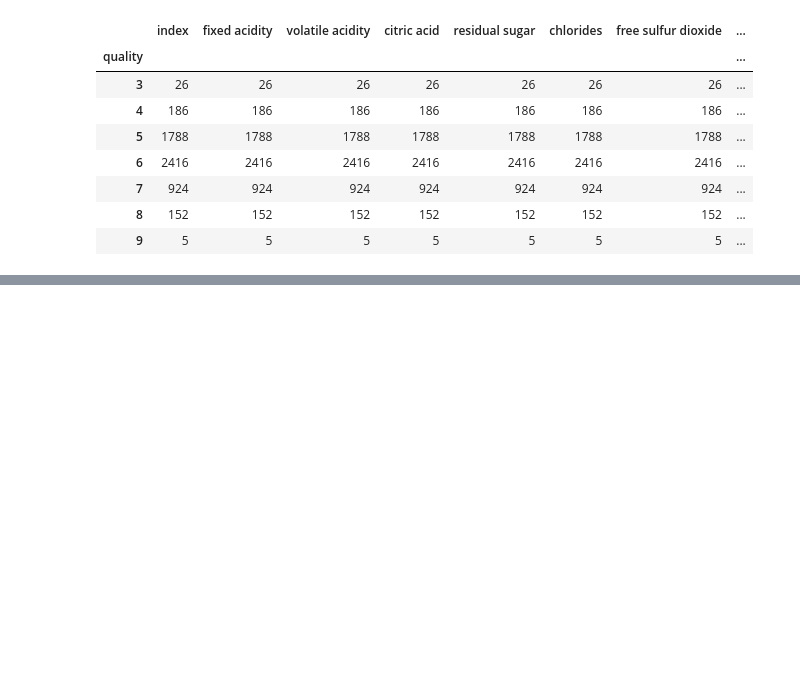
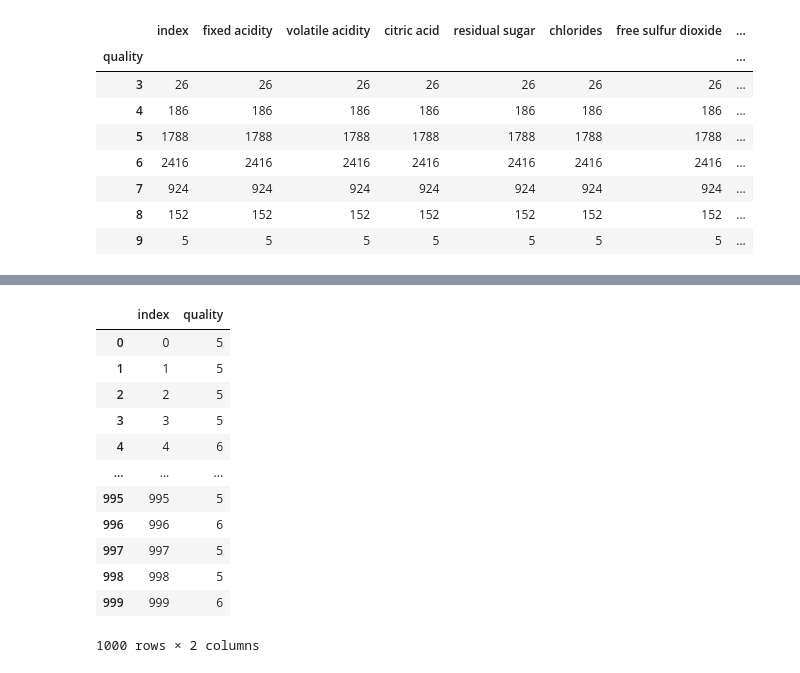
Before and after one commit to sty0507/dacon, a Jupyter notebook: wine/index.ipynb, the cells around one changed output, grey strips where cells are left out. Saved outputs shown, nothing was run; the diff lists cells and outputs as text; code cells hidden in the pictures; blank space fills up the shorter version.

```diff
--- a/wine/index.ipynb
+++ b/wine/index.ipynb
@@ -104,0 +225,9 @@ ax[3].legend().remove()
+# %%
+from sklearn.ensemble import RandomForestRegressor
+
+train_x = train.drop('quality',axis = 1)
+train_y = train['quality']
+
+
+model = RandomForestRegressor()
+model.fit(train_x,train_y)
@@ -104,0 +236,6 @@ ax[3].legend().remove()
+# %%
+pred = model.predict(test)
+# %%
+submission = pd.read_csv('data/sample_submission.csv')
+# %%
+submission['quality'] = pred
@@ -104,0 +266,16 @@ ax[3].legend().remove()
+# %%
+submission
+# %% [output]
+|  | index | quality |
+| 0 | 0 | 5 |
+| 1 | 1 | 5 |
+| 2 | 2 | 5 |
+| 3 | 3 | 5 |
+| 4 | 4 | 6 |
+| ... | ... | ... |
+| 995 | 995 | 5 |
+| 996 | 996 | 6 |
+| 997 | 997 | 5 |
+| 998 | 998 | 5 |
+| 999 | 999 | 6 |
+1000 rows × 2 columns
```
Also changed, not shown: parts of 16 cells of this notebook, 1 other file.
